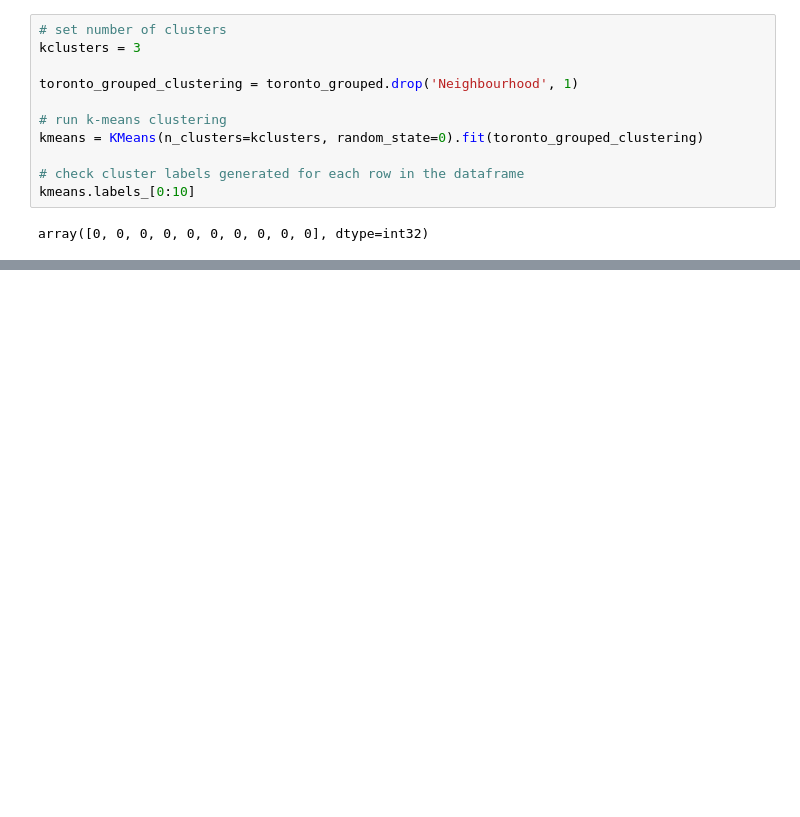
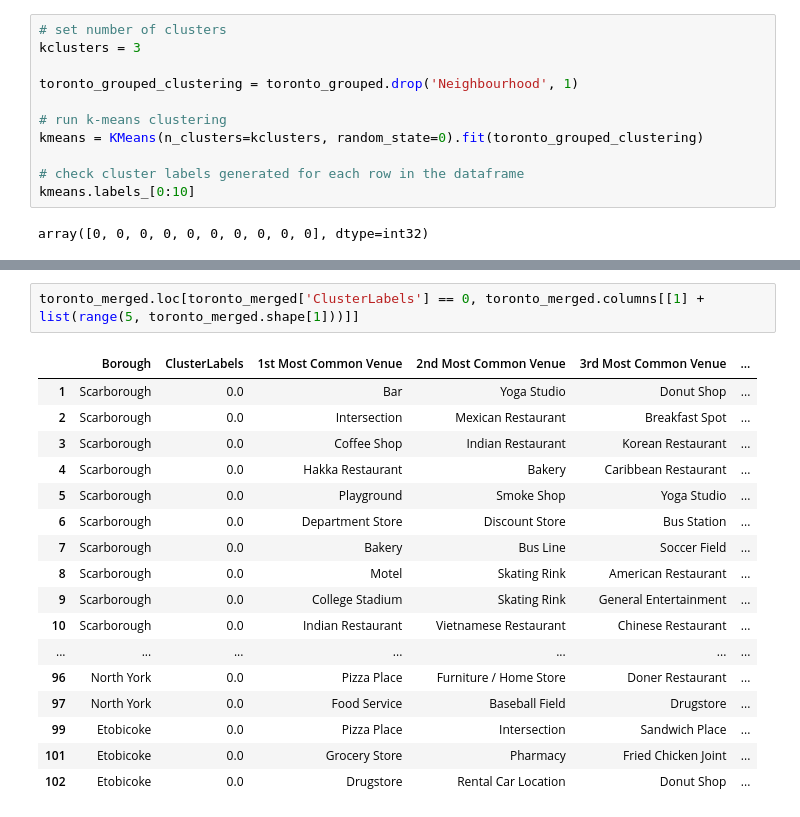
Before and after one commit to dchopra27/battle_of_neighbourhood, a Jupyter notebook: Toronto Neighbourhood Segmentation and Clustering.ipynb, the cells around one changed output, grey strips where cells are left out. Saved outputs shown, nothing was run; the diff lists cells and outputs as text; blank space fills up the shorter version.

Commit message:
Published from Watson Studio.

```diff
--- a/Toronto Neighbourhood Segmentation and Clustering.ipynb
+++ b/Toronto Neighbourhood Segmentation and Clustering.ipynb
@@ -470,3 +470,23 @@ for lat, lon, poi, cluster in zip(toronto_merged['Latitude'], toronto_merged['Lo
 map_clusters
 # %% [output]
 [interactive output not drawn]
+# %%
+toronto_merged.loc[toronto_merged['ClusterLabels'] == 0, toronto_merged.columns[[1] + list(range(5, toronto_merged.shape[1]))]]
+# %% [output]
+|  | Borough | ClusterLabels | 1st Most Common Venue | 2nd Most Common Venue | 3rd Most Common Venue | ... |
+| 1 | Scarborough | 0.0 | Bar | Yoga Studio | Donut Shop | ... |
+| 2 | Scarborough | 0.0 | Intersection | Mexican Restaurant | Breakfast Spot | ... |
+| 3 | Scarborough | 0.0 | Coffee Shop | Indian Restaurant | Korean Restaurant | ... |
+| 4 | Scarborough | 0.0 | Hakka Restaurant | Bakery | Caribbean Restaurant | ... |
+| 5 | Scarborough | 0.0 | Playground | Smoke Shop | Yoga Studio | ... |
+| 6 | Scarborough | 0.0 | Department Store | Discount Store | Bus Station | ... |
+| 7 | Scarborough | 0.0 | Bakery | Bus Line | Soccer Field | ... |
+| 8 | Scarborough | 0.0 | Motel | Skating Rink | American Restaurant | ... |
+| 9 | Scarborough | 0.0 | College Stadium | Skating Rink | General Entertainment | ... |
+| 10 | Scarborough | 0.0 | Indian Restaurant | Vietnamese Restaurant | Chinese Restaurant | ... |
+| ... | ... | ... | ... | ... | ... | ... |
+| 96 | North York | 0.0 | Pizza Place | Furniture / Home Store | Doner Restaurant | ... |
+| 97 | North York | 0.0 | Food Service | Baseball Field | Drugstore | ... |
+| 99 | Etobicoke | 0.0 | Pizza Place | Intersection | Sandwich Place | ... |
+| 101 | Etobicoke | 0.0 | Grocery Store | Pharmacy | Fried Chicken Joint | ... |
+| 102 | Etobicoke | 0.0 | Drugstore | Rental Car Location | Donut Shop | ... |
```
Also changed, not shown: parts of 2 cells of this notebook.
